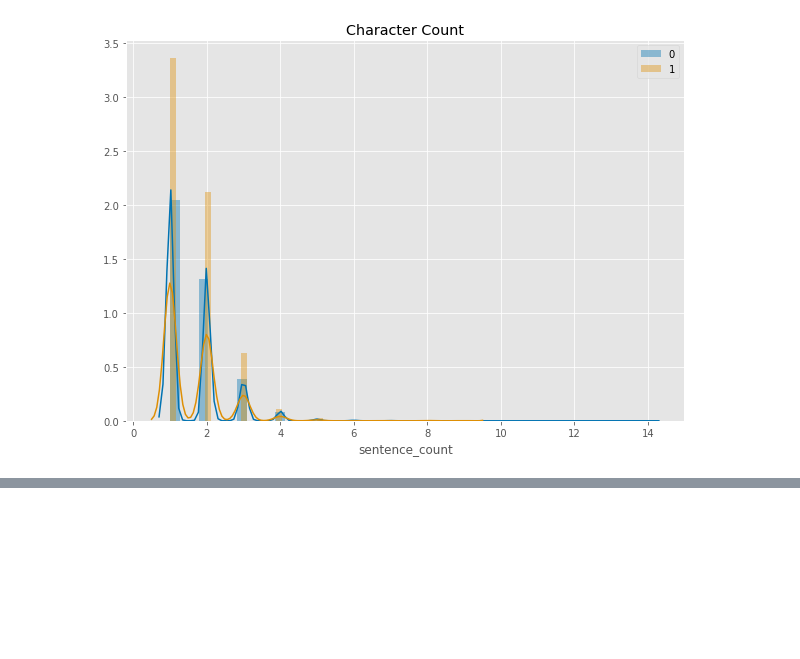
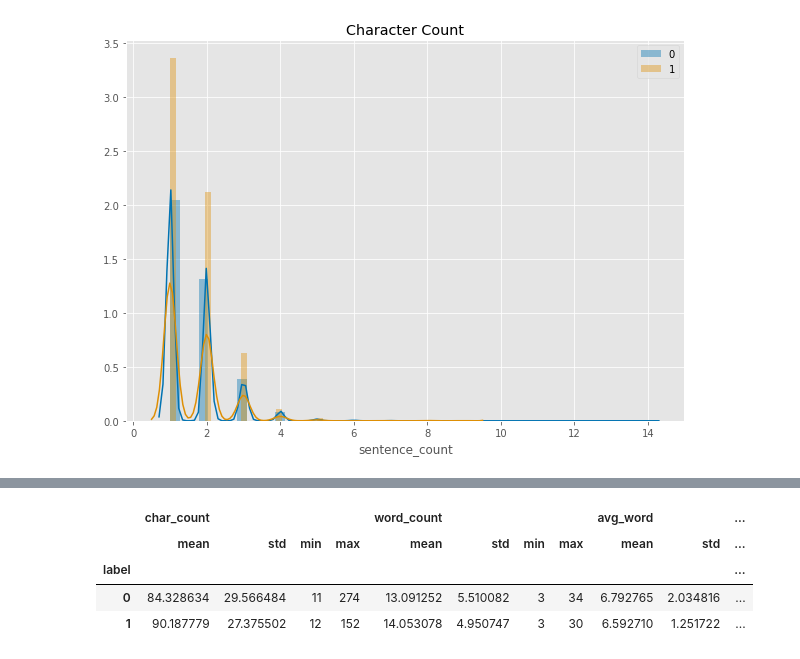
Before and after one commit to agusrichard/data-science-learning-projects, a Jupyter notebook: Twitter Sentiment Analysis/twitter_sentiment_analysis_eda.ipynb, the cells around one changed output, grey strips where cells are left out. Saved outputs shown, nothing was run; the diff lists cells and outputs as text; code cells hidden in the pictures; blank space fills up the shorter version.

```diff
--- a/Twitter Sentiment Analysis/twitter_sentiment_analysis_eda.ipynb
+++ b/Twitter Sentiment Analysis/twitter_sentiment_analysis_eda.ipynb
@@ -182,0 +196,8 @@ hist_count('sentence_count', 'Sentence Count')
+# %%
+train.groupby('label')[['char_count', 'word_count', 'avg_word', 'hashtags_mentions_count', 'sentence_count']].agg(['mean', 'std', 'min', 'max'])
+# %% [output]
+|  | char_count |  |  |  | word_count |  |  |  | avg_word |  | ... |
+|  | mean | std | min | max | mean | std | min | max | mean | std | ... |
+| label |  |  |  |  |  |  |  |  |  |  | ... |
+| 0 | 84.328634 | 29.566484 | 11 | 274 | 13.091252 | 5.510082 | 3 | 34 | 6.792765 | 2.034816 | ... |
+| 1 | 90.187779 | 27.375502 | 12 | 152 | 14.053078 | 4.950747 | 3 | 30 | 6.592710 | 1.251722 | ... |
```
Also changed, not shown: parts of 2 cells of this notebook.
